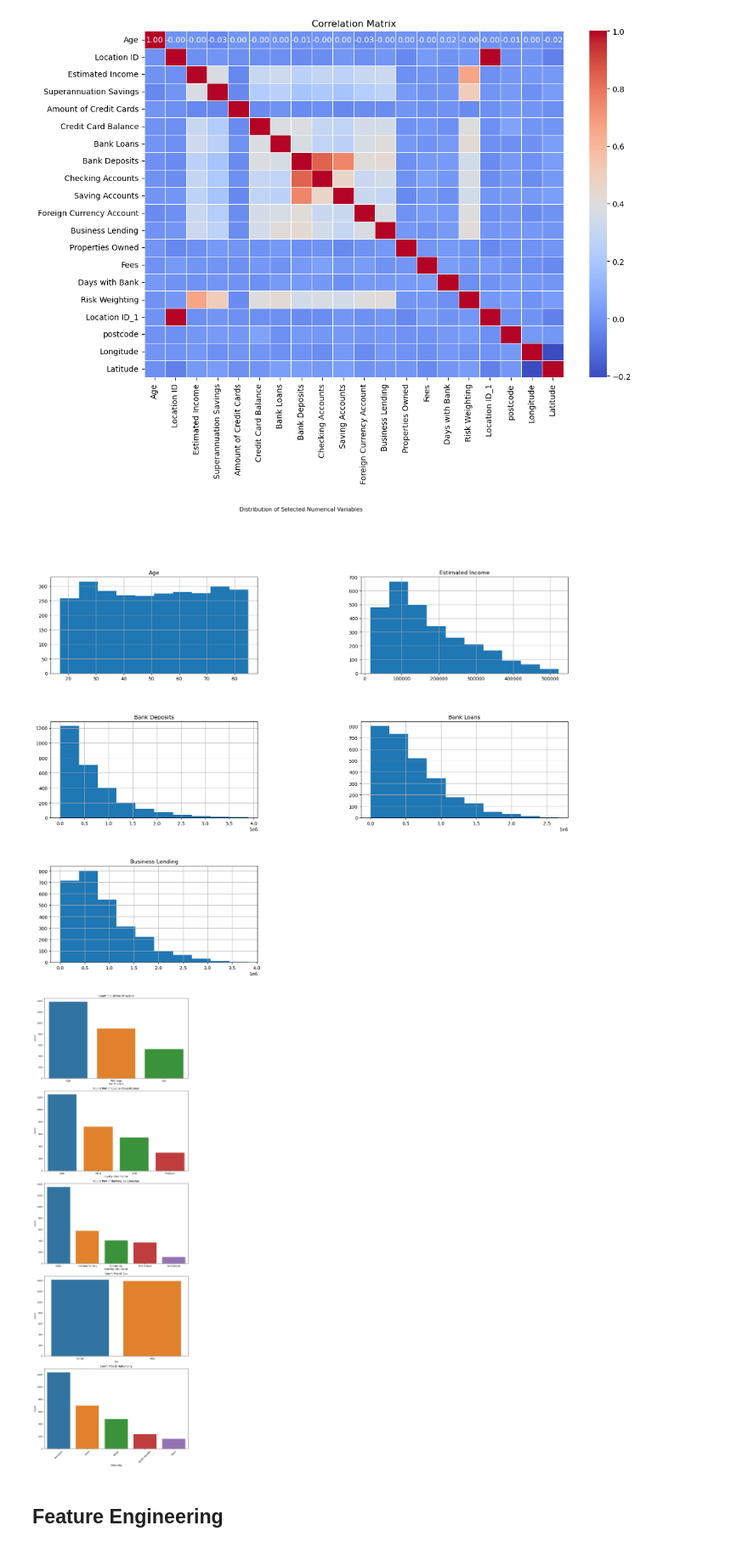
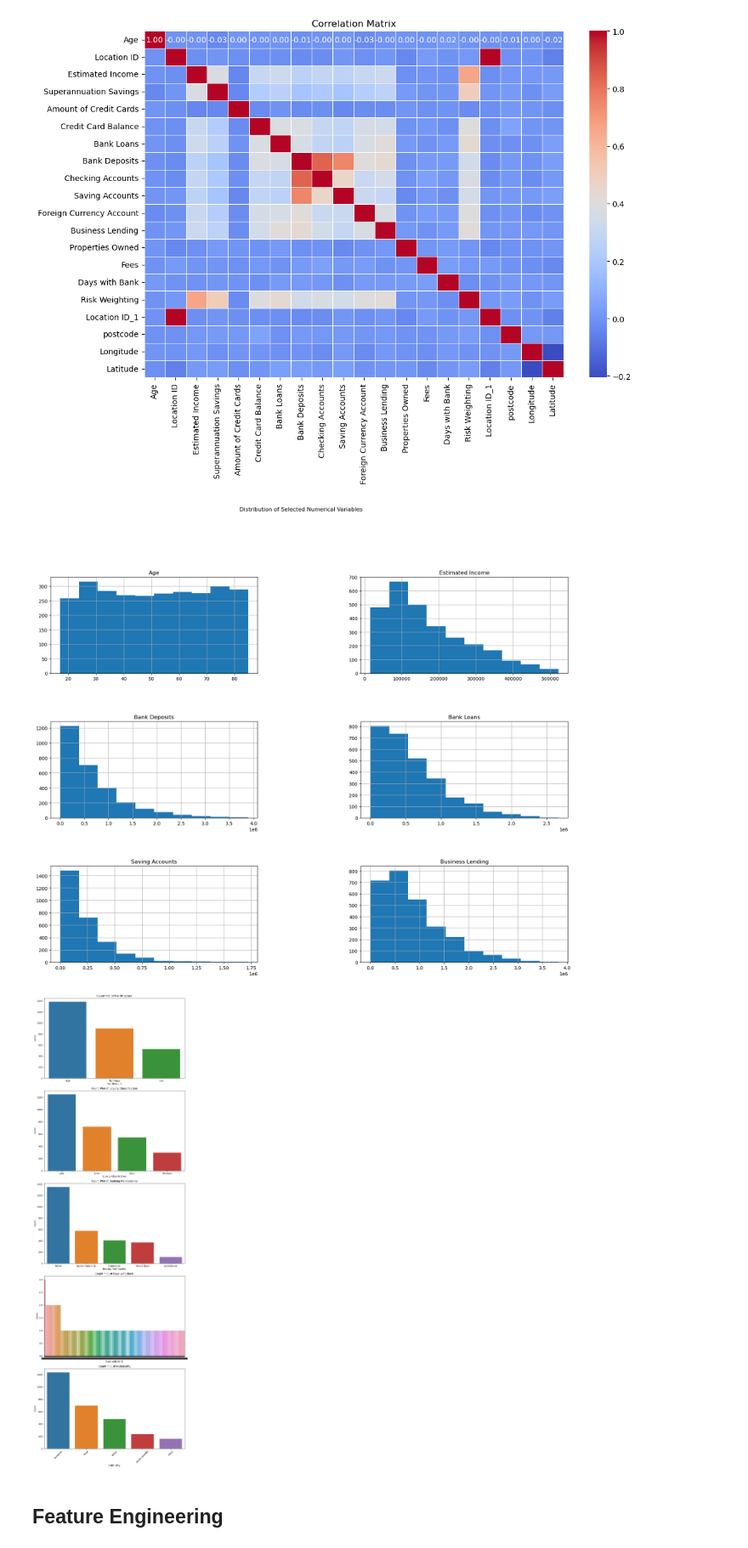
Before and after one commit to James-Muguro/CustomerSegmentation, a Jupyter notebook: bank_customer_segmentation.ipynb, the cells around one changed output. Shown at 85% size. Saved outputs shown, nothing was run; the diff lists cells and outputs as text; code cells hidden in the pictures.

```diff
--- a/bank_customer_segmentation.ipynb
+++ b/bank_customer_segmentation.ipynb
@@ -299,7 +299,7 @@ plt.show()
 # %%
 # Distribution of numerical variables
 # Select a subset of numerical features
-selected_features = ['Age', 'Estimated Income', 'Bank Deposits', 'Bank Loans', 'Business Lending']
+selected_features = ['Age', 'Estimated Income', 'Bank Deposits', 'Bank Loans', 'Saving Accounts','Business Lending']
 
 # Plot histograms for the selected features
 merged_dataset[selected_features].hist(bins=10, figsize=(20, 15))
@@ -308,23 +308,23 @@ plt.subplots_adjust(hspace=0.5, wspace=0.5)  # adjust subplot spacing
 plt.suptitle('Distribution of Selected Numerical Variables', x=0.5, y=1.02, ha='center', fontsize='large')
 plt.show()
 # %% [output]
-[figure, old version]
+[figure, new version]
 # %%
 # Select a subset of categorical features
-selected_features = ['Fee Structure', 'Loyalty Classification', 'Banking Relationship', 'Sex', 'Nationality']
+selected_features = ['Fee Structure', 'Loyalty Classification', 'Banking Relationship','Days with Bank', 'Nationality']
 
 # Create subplots
 fig, axs = plt.subplots(len(selected_features), figsize=(10, 6*len(selected_features)))
 
 for i, feature in enumerate(selected_features):
     sns.countplot(x=feature, data=merged_dataset, order=merged_dataset[feature].value_counts().index, ax=axs[i])
     axs[i].set_title(f'Count Plot of {feature}')
     plt.xticks(rotation=45)
 
 plt.tight_layout()
 plt.show()
 # %% [output]
-[figure, old version]
+[figure, new version]
 # %% [markdown]
 ## Feature Engineering
 # %%
```
Also changed, not shown: parts of 1 cell of this notebook.
